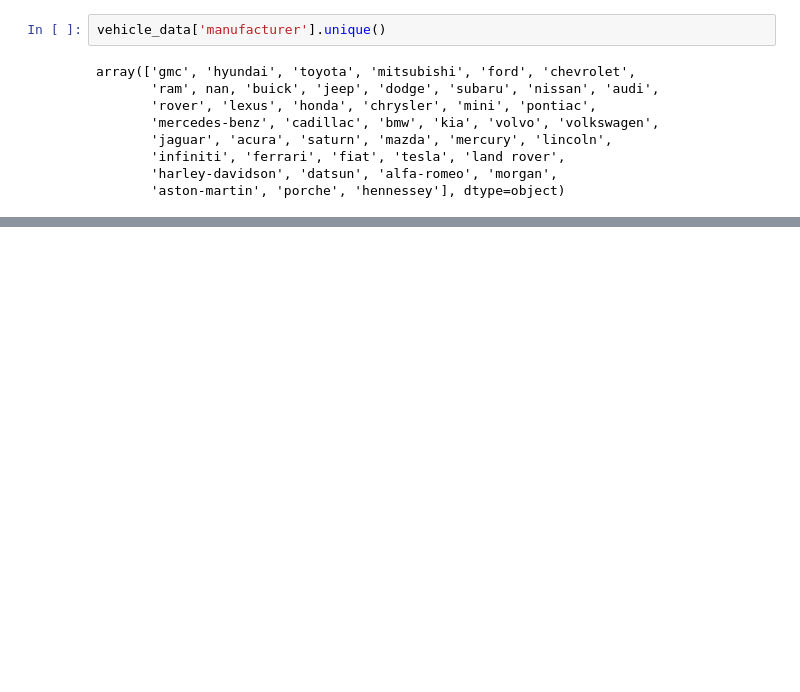
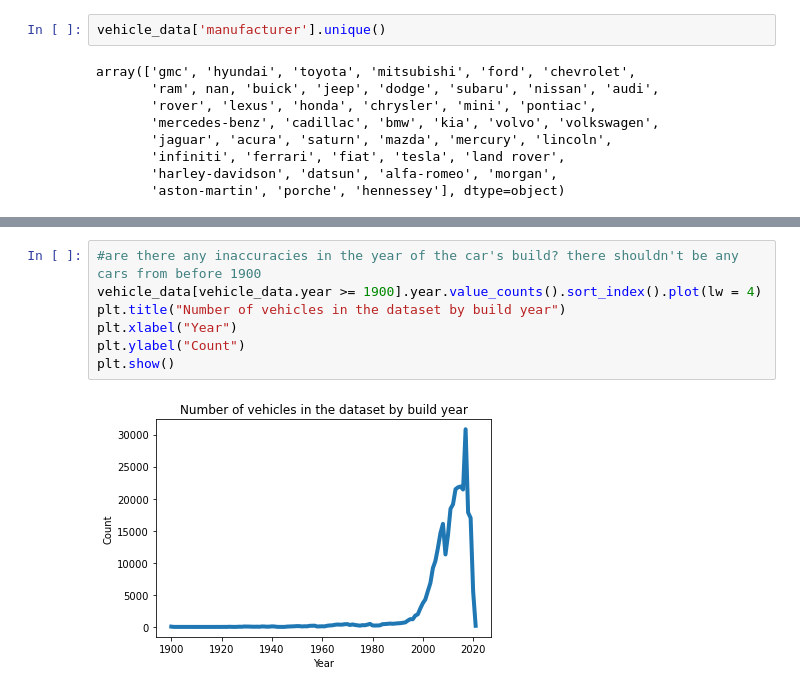
Before and after one commit to kmantha95/Predicting-Used-Car-Prices-CapstoneProject, a Jupyter notebook: predicting used car value - data wrangling.ipynb, the cells around one changed output, grey strips where cells are left out. Cells and saved outputs as stored; diff of their text form; blank space fills up the shorter version.

Commit message:
second commit with further data wrangling and exploration into features

```diff
--- a/predicting used car value - data wrangling.ipynb
+++ b/predicting used car value - data wrangling.ipynb
@@ -128,0 +149,9 @@ array(['gmc', 'hyundai', 'toyota', 'mitsubishi', 'ford', 'chevrolet',
+# %%
+#are there any inaccuracies in the year of the car's build? there shouldn't be any cars from before 1900
+vehicle_data[vehicle_data.year >= 1900].year.value_counts().sort_index().plot(lw = 4)
+plt.title("Number of vehicles in the dataset by build year")
+plt.xlabel("Year")
+plt.ylabel("Count")
+plt.show()
+# %% [output]
+[figure, added]
```
Also changed, not shown: parts of 3 cells of this notebook.
